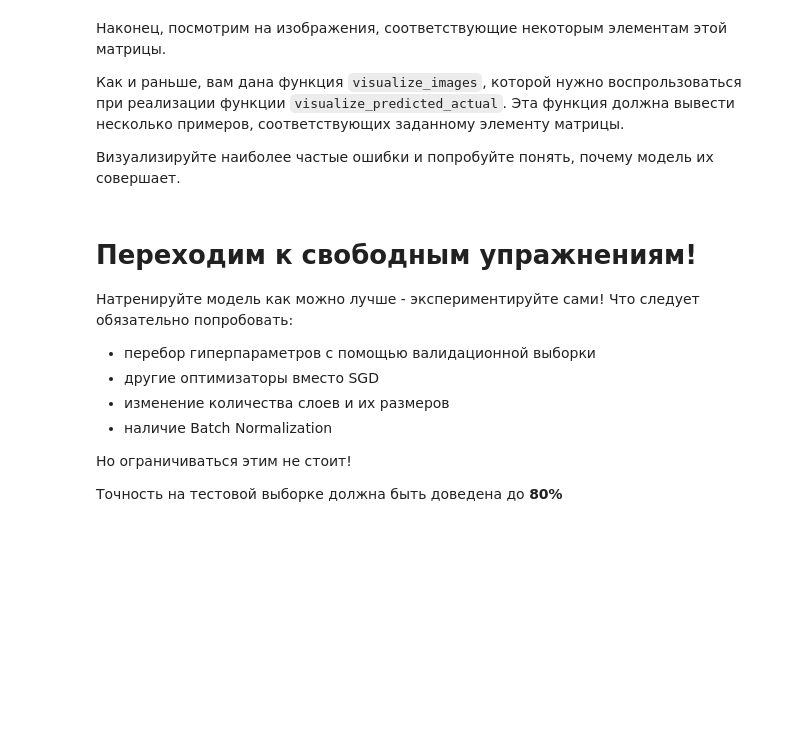
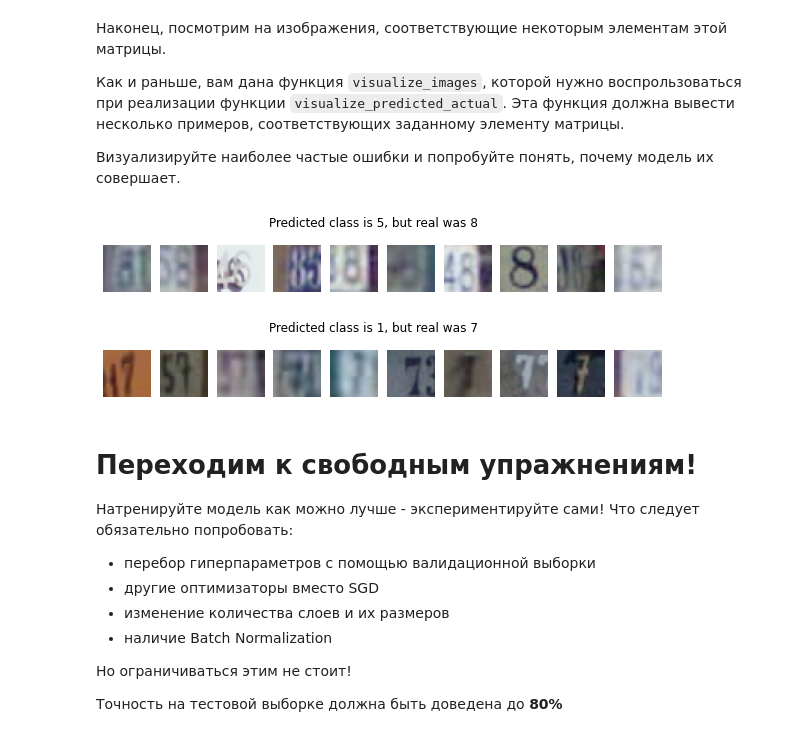
Before and after one commit to nikitaoltyan/ML-Homework, a Jupyter notebook: Assignment3/PyTorch.ipynb, the cells around one changed output. Drawn from its saved outputs; the diff is of its cells as text; code cells hidden in the pictures; blank space fills up the shorter version.

```diff
--- a/Assignment3/PyTorch.ipynb
+++ b/Assignment3/PyTorch.ipynb
@@ -354,7 +404,7 @@ visualize_confusion_matrix(confusion_matrix)
 
 Визуализируйте наиболее частые ошибки и попробуйте понять, почему модель их совершает.
 # %%
-data_train_images = dset.SVHN('./data/', split='train')
+data_train_images = dset.SVHN('../data/', split='train')
 
 def visualize_images(indices, data, title='', max_num=10):
     """
@@ -365,36 +415,41 @@ def visualize_images(indices, data, title='', max_num=10):
     title: string, title of the plot
     max_num: int, max number of images to display
     """
     to_show = min(len(indices), max_num)
     fig = plt.figure(figsize=(10,1.5))
     fig.suptitle(title)
     for i, index in enumerate(indices[:to_show]):
         plt.subplot(1,to_show, i+1)
         plt.axis('off')
         sample = data[index][0]
         plt.imshow(sample)
 
 def visualize_predicted_actual(predicted_class, gt_class, predictions, groud_truth, val_indices, data):
     """
     Visualizes images of a ground truth class which were predicted as the other class
 
     predicted: int 0-9, index of the predicted class
     gt_class: int 0-9, index of the ground truth class
     predictions: np array of ints, model predictions for all validation samples
     ground_truth: np array of ints, ground truth for all validation samples
     val_indices: np array of ints, indices of validation samples
     """
 
     # TODO: Implement visualization using visualize_images above
     # predictions and ground_truth are provided for validation set only, defined by val_indices
     # Hint: numpy index arrays might be helpful
     # https://docs.scipy.org/doc/numpy/user/basics.indexing.html#index-arrays
     # Please make the title meaningful!
 
-    raise Exception("Not implemented")
+    title = f'Predicted class is {predicted_class}, but real was {gt_class}'
+    indices_to_visualize = val_indices[(predictions == predicted_class) & (groud_truth == gt_class)]
+    visualize_images(indices_to_visualize, data, title)
 
-visualize_predicted_actual(6, 8, predictions, gt, np.array(val_indices), data_train_images)
-visualize_predicted_actual(1, 7, predictions, gt, np.array(val_indices), data_train_images)
+visualize_predicted_actual(5, 8, predictions, ground_truth, np.array(val_indices), data_train_images)
+visualize_predicted_actual(1, 7, predictions, ground_truth, np.array(val_indices), data_train_images)
+# %% [output]
+[figure, added]
+[figure, added]
 # %% [markdown]
 # Переходим к свободным упражнениям!
 
```
Also changed, not shown: parts of 13 cells of this notebook.
